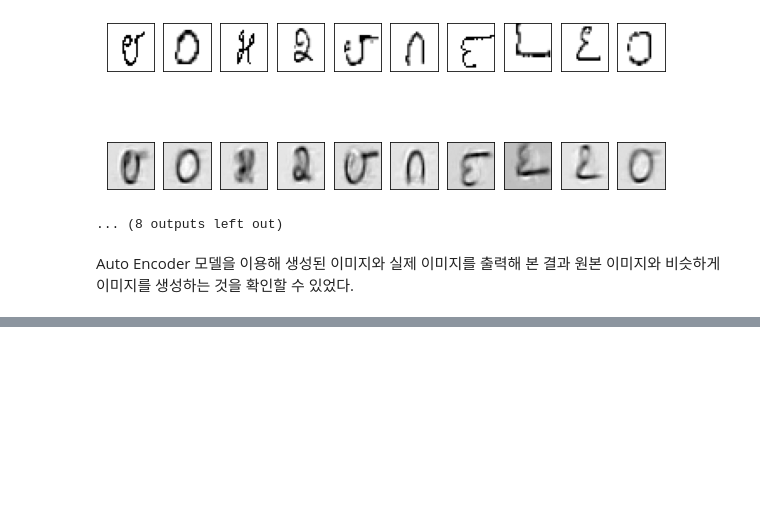
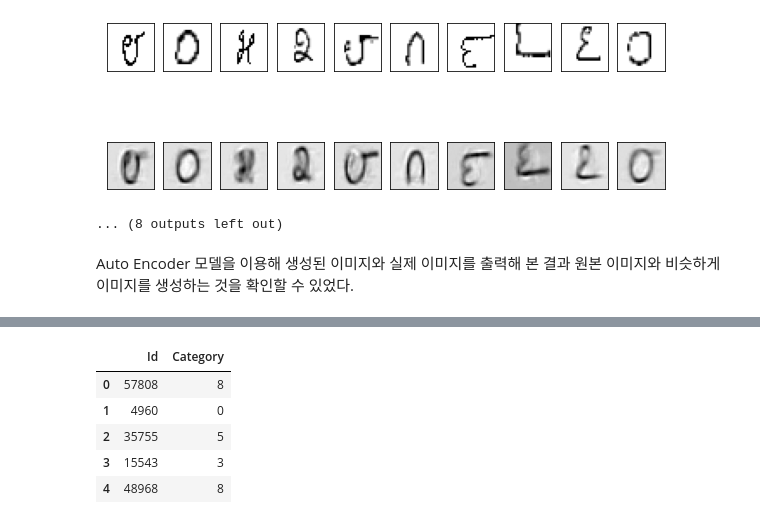
Before and after one commit to Taehee-K/ToBigs15, a Jupyter notebook: Week7/week7_NN심화&Framework/NN심화_Framework.ipynb, the cells around one changed output, grey strips where cells are left out. Saved outputs shown, nothing was run; the diff lists cells and outputs as text; code cells hidden in the pictures; blank space fills up the shorter version.

```diff
--- a/Week7/week7_NN심화&Framework/NN심화_Framework.ipynb
+++ b/Week7/week7_NN심화&Framework/NN심화_Framework.ipynb
@@ -312,0 +468,12 @@ Auto Encoder 모델을 이용해 생성된 이미지와 실제 이미지를 출
+# %%
+## Optimizer, Objective Function 설정하기
+
+model2 = NewNet().to(DEVICE)    # 모델을 DEVICE에 할당
+model2.apply(weight_init)    #모델 weight 초기화
+
+optimizer = torch.optim.Adam(model2.parameters(), lr = 0.01) # Adam optimizer: RMSProp과 Momentum의 특징 결합, 가장 자주 쓰임
+
+# output 값 + one-hot-encoding값과의 loss Criterion 이용해 계산
+criterion = nn.CrossEntropyLoss()
+
+print(model2)
@@ -312,0 +488,6 @@ Auto Encoder 모델을 이용해 생성된 이미지와 실제 이미지를 출
+# %%
+## Train
+
+EPOCHS = 50
+for Epoch in range (1, EPOCHS +1 ):
+    train(model2, train_loader, optimizer, log_interval = 200)   #train_loaer 학습데이터로 train model 실행, log_interval: 학습 과정 출력
@@ -312,0 +512,10 @@ Auto Encoder 모델을 이용해 생성된 이미지와 실제 이미지를 출
+# %%
+sub['Category'] = evaluate(model2, test_loader)
+sub.head()
+# %% [output]
+|  | Id | Category |
+| 0 | 57808 | 8 |
+| 1 | 4960 | 0 |
+| 2 | 35755 | 5 |
+| 3 | 15543 | 3 |
+| 4 | 48968 | 8 |
```
Also changed, not shown: parts of 21 cells of this notebook, 1 other file.
